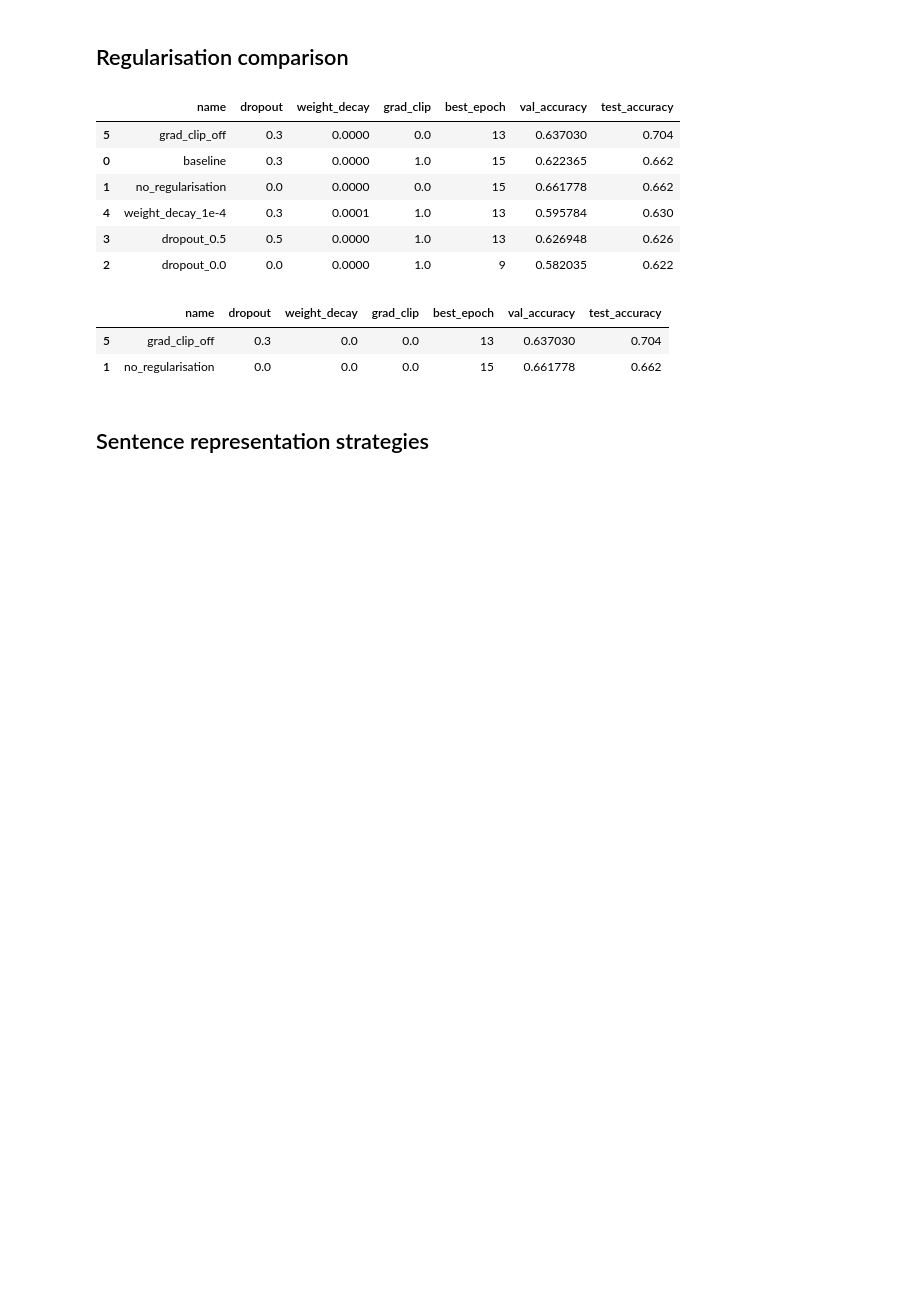
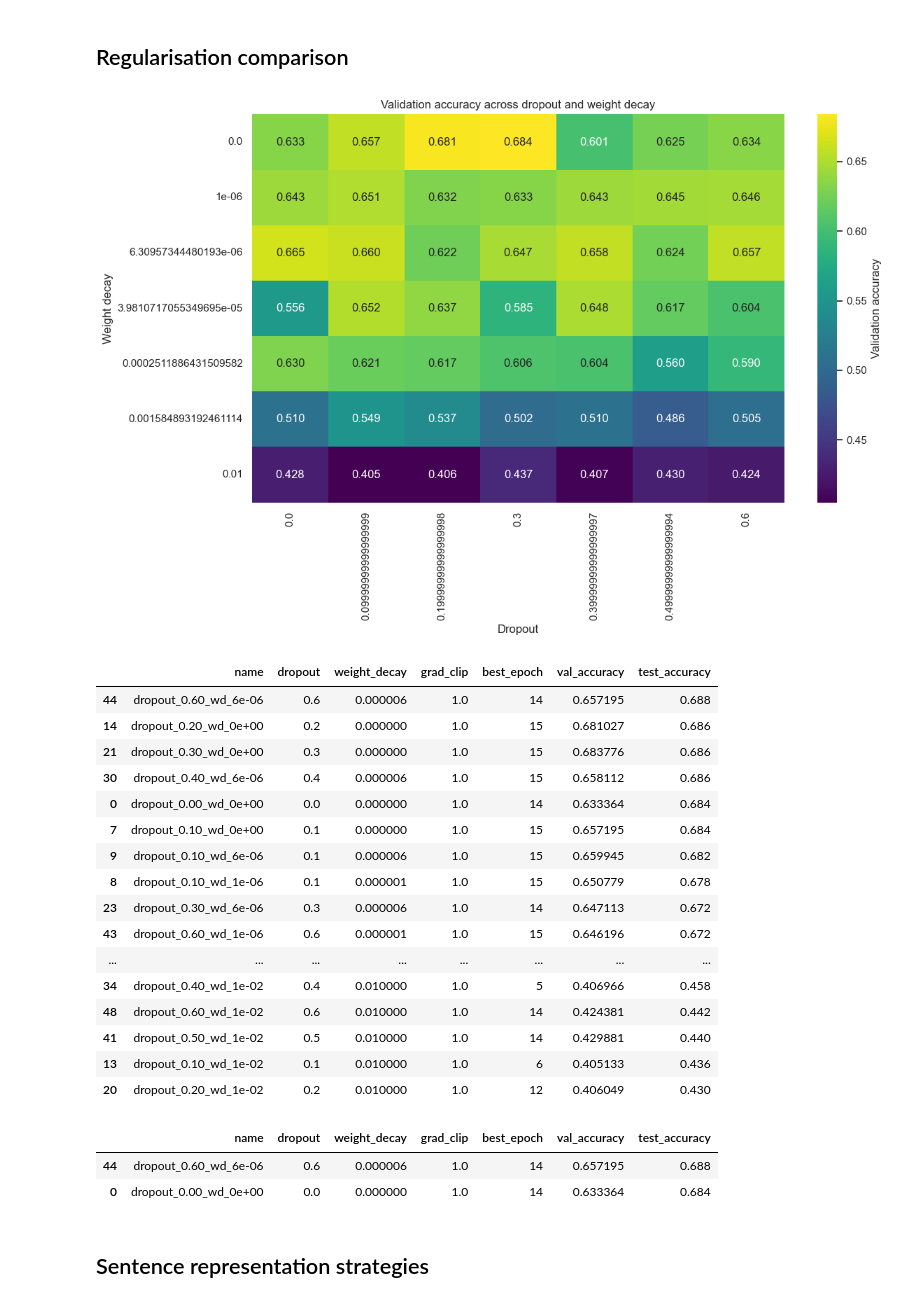
Before and after one commit to JonssonAlexander/NLP_Project_group45, a Jupyter notebook: 02_rnn.ipynb, the cells around one changed output. Saved outputs shown, nothing was run; the diff lists cells and outputs as text; code cells hidden in the pictures; blank space fills up the shorter version.

```diff
--- a/02_rnn.ipynb
+++ b/02_rnn.ipynb
@@ -186,57 +186,100 @@ plt.show()
 # %% [markdown]
 ## Regularisation comparison
 # %%
-regularisation_variants = [
-    ("baseline", baseline_config),
-    ("no_regularisation", replace(baseline_config, dropout=0.0, weight_decay=0.0, grad_clip=0.0)),
-    ("dropout_0.0", replace(baseline_config, dropout=0.0)),
-    ("dropout_0.5", replace(baseline_config, dropout=0.5)),
-    ("weight_decay_1e-4", replace(baseline_config, weight_decay=1e-4)),
-    ("grad_clip_off", replace(baseline_config, grad_clip=0.0)),
-]
+dropout_grid = np.linspace(0.0, 0.6, 7)
+weight_decay_grid = np.concatenate(([0.0], np.logspace(-6, -2, 6)))
+
+regularisation_variants = []
+for dropout in dropout_grid:
+    for weight_decay in weight_decay_grid:
+        cfg = replace(
+            baseline_config,
+            dropout=float(dropout),
+            weight_decay=float(weight_decay),
+        )
+        name = f"dropout_{dropout:.2f}_wd_{weight_decay:.0e}"
+        regularisation_variants.append((name, cfg))
 
 reg_results = []
 for name, cfg in regularisation_variants:
     hist, mdl, _, loaders = train_rnn_model(
         config=cfg,
         splits=splits,
         vocabulary=vocab_report.vocabulary,
         embedding_result=embedding_result,
     )
     val_res = evaluate_model(mdl, loaders.validation)
     test_res = evaluate_model(mdl, loaders.test)
     reg_results.append(
         {
             "name": name,
             "dropout": cfg.dropout,
             "weight_decay": cfg.weight_decay,
             "grad_clip": cfg.grad_clip,
             "best_epoch": hist.best_epoch,
             "val_accuracy": val_res.accuracy,
             "test_accuracy": test_res.accuracy,
         }
     )
 
 regularisation_df = pd.DataFrame(reg_results).sort_values(
     "test_accuracy", ascending=False
 )
+
+heatmap_data = (
+    regularisation_df
+    .pivot_table(index="weight_decay", columns="dropout", values="val_accuracy")
+    .sort_index()
+    .sort_index(axis=1)
+)
+
+plt.figure(figsize=(12, 8))
+sns.heatmap(
+    heatmap_data,
+    annot=True,
+    fmt=".3f",
+    cmap="viridis",
+    cbar_kws={"label": "Validation accuracy"},
+)
+plt.title("Validation accuracy across dropout and weight decay")
+plt.xlabel("Dropout")
+plt.ylabel("Weight decay")
+plt.tight_layout()
+plt.savefig('part2_heatmap.png')
+plt.show()
+
 regularisation_df
 # %% [output]
+[figure, added]
 |  | name | dropout | weight_decay | grad_clip | best_epoch | val_accuracy | test_accuracy |
-| 5 | grad_clip_off | 0.3 | 0.0000 | 0.0 | 13 | 0.637030 | 0.704 |
-| 0 | baseline | 0.3 | 0.0000 | 1.0 | 15 | 0.622365 | 0.662 |
-| 1 | no_regularisation | 0.0 | 0.0000 | 0.0 | 15 | 0.661778 | 0.662 |
-| 4 | weight_decay_1e-4 | 0.3 | 0.0001 | 1.0 | 13 | 0.595784 | 0.630 |
-| 3 | dropout_0.5 | 0.5 | 0.0000 | 1.0 | 13 | 0.626948 | 0.626 |
-| 2 | dropout_0.0 | 0.0 | 0.0000 | 1.0 | 9 | 0.582035 | 0.622 |
+| 44 | dropout_0.60_wd_6e-06 | 0.6 | 0.000006 | 1.0 | 14 | 0.657195 | 0.688 |
+| 14 | dropout_0.20_wd_0e+00 | 0.2 | 0.000000 | 1.0 | 15 | 0.681027 | 0.686 |
+| 21 | dropout_0.30_wd_0e+00 | 0.3 | 0.000000 | 1.0 | 15 | 0.683776 | 0.686 |
+| 30 | dropout_0.40_wd_6e-06 | 0.4 | 0.000006 | 1.0 | 15 | 0.658112 | 0.686 |
+| 0 | dropout_0.00_wd_0e+00 | 0.0 | 0.000000 | 1.0 | 14 | 0.633364 | 0.684 |
+| 7 | dropout_0.10_wd_0e+00 | 0.1 | 0.000000 | 1.0 | 15 | 0.657195 | 0.684 |
+| 9 | dropout_0.10_wd_6e-06 | 0.1 | 0.000006 | 1.0 | 15 | 0.659945 | 0.682 |
+| 8 | dropout_0.10_wd_1e-06 | 0.1 | 0.000001 | 1.0 | 15 | 0.650779 | 0.678 |
+| 23 | dropout_0.30_wd_6e-06 | 0.3 | 0.000006 | 1.0 | 14 | 0.647113 | 0.672 |
+| 43 | dropout_0.60_wd_1e-06 | 0.6 | 0.000001 | 1.0 | 15 | 0.646196 | 0.672 |
+| ... | ... | ... | ... | ... | ... | ... | ... |
+| 34 | dropout_0.40_wd_1e-02 | 0.4 | 0.010000 | 1.0 | 5 | 0.406966 | 0.458 |
+| 48 | dropout_0.60_wd_1e-02 | 0.6 | 0.010000 | 1.0 | 14 | 0.424381 | 0.442 |
+| 41 | dropout_0.50_wd_1e-02 | 0.5 | 0.010000 | 1.0 | 14 | 0.429881 | 0.440 |
+| 13 | dropout_0.10_wd_1e-02 | 0.1 | 0.010000 | 1.0 | 6 | 0.405133 | 0.436 |
+| 20 | dropout_0.20_wd_1e-02 | 0.2 | 0.010000 | 1.0 | 12 | 0.406049 | 0.430 |
 # %%
 best_regulariser = regularisation_df.iloc[0]
-control_row = regularisation_df[regularisation_df['name'] == 'no_regularisation'].iloc[0]
+control_row = regularisation_df.loc[
+
+    (regularisation_df["dropout"] == 0.0)
+    & (regularisation_df["weight_decay"] == 0.0)
+].iloc[0]
 display(pd.DataFrame([best_regulariser, control_row]))
 # %% [output]
 |  | name | dropout | weight_decay | grad_clip | best_epoch | val_accuracy | test_accuracy |
-| 5 | grad_clip_off | 0.3 | 0.0 | 0.0 | 13 | 0.637030 | 0.704 |
-| 1 | no_regularisation | 0.0 | 0.0 | 0.0 | 15 | 0.661778 | 0.662 |
+| 44 | dropout_0.60_wd_6e-06 | 0.6 | 0.000006 | 1.0 | 14 | 0.657195 | 0.688 |
+| 0 | dropout_0.00_wd_0e+00 | 0.0 | 0.000000 | 1.0 | 14 | 0.633364 | 0.684 |
 # %% [markdown]
 ## Sentence representation strategies
 # %%
```
Also changed, not shown: parts of 1 cell of this notebook, 3 other files.
